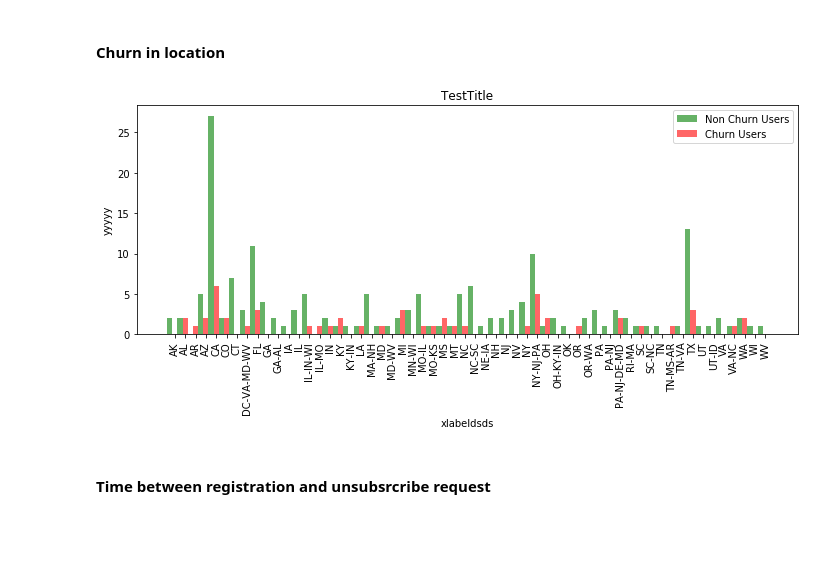
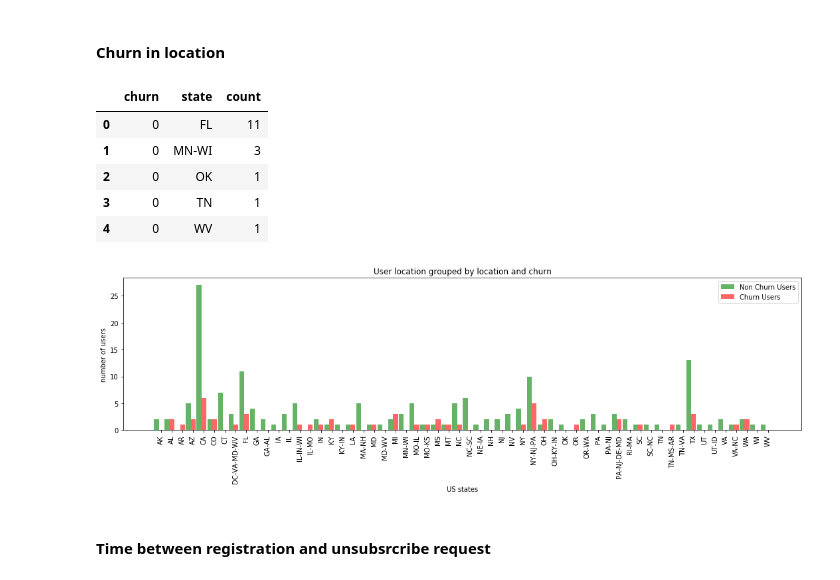
Before and after one commit to lethiess/Sparkify, a Jupyter notebook: Sparkify.ipynb, the cells around one changed output. Drawn from its saved outputs; the diff is of its cells as text; code cells hidden in the pictures; blank space fills up the shorter version.

```diff
--- a/Sparkify.ipynb
+++ b/Sparkify.ipynb
@@ -790,14 +807,29 @@ df.dropDuplicates(["userId"]).groupby(["churn", "auth"]).count().sort("churn").s
 # %% [markdown]
 #### Churn in location
 # %%
-# get user location grouped by chrun
-pd_states_churn = df.withColumn("state", split_location(df.location))\
+# get user location grouped by chrun as pandas dataframe
+pd_states = df.withColumn("state", split_location(df.location))\
                     .dropDuplicates(["userId"]).groupby(["churn", "state"])\
                     .count().sort("churn").toPandas()
+pd_states.head()
+# %% [output]
+|  | churn | state | count |
+| 0 | 0 | FL | 11 |
+| 1 | 0 | MN-WI | 3 |
+| 2 | 0 | OK | 1 |
+| 3 | 0 | TN | 1 |
+| 4 | 0 | WV | 1 |
-# %%
-plot_grouped_bar_chart(pd_states_churn, "state", "churn", "TestTitle", "xlabeldsds", "yyyyy" , size=[10,5])
-# %% [output]
-[figure, removed]
+# %%
+# create a grouped bar chart
+plot_grouped_bar_chart(pd_states,
+                       target_col = "state",
+                       churn_col = "churn",
+                       title = "User location grouped by location and churn",
+                       xlabel = "US states",
+                       ylabel = "number of users" ,
+                       size = [15,5])
+# %% [output]
+[figure, added]
 # %% [markdown]
 #### Time between registration and unsubsrcribe request
 # %%
```
Also changed, not shown: parts of 57 cells of this notebook.
